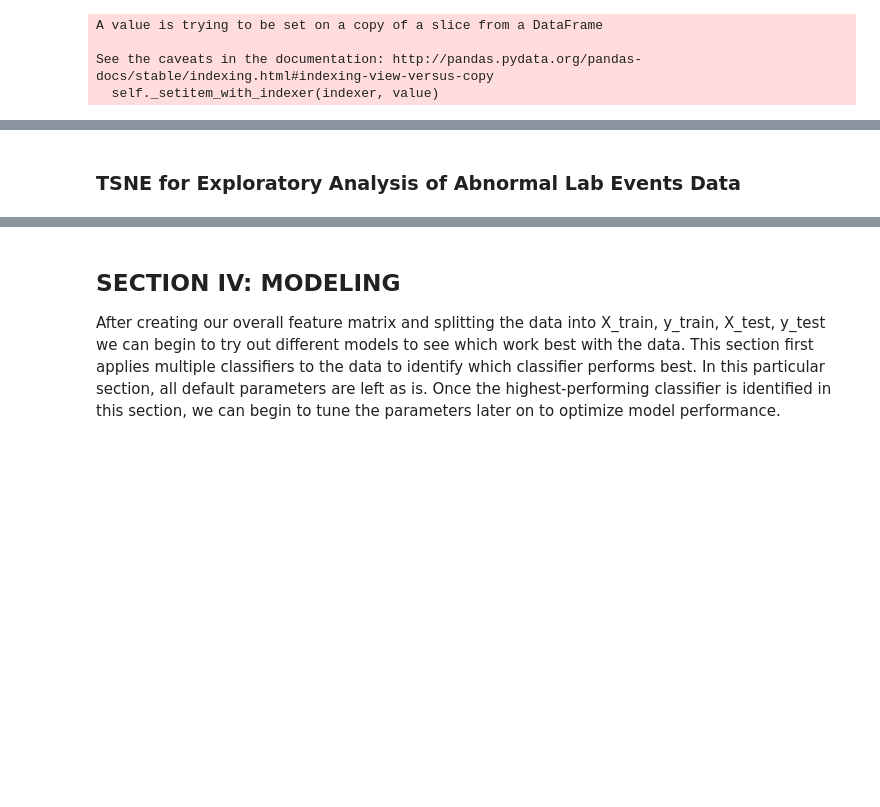
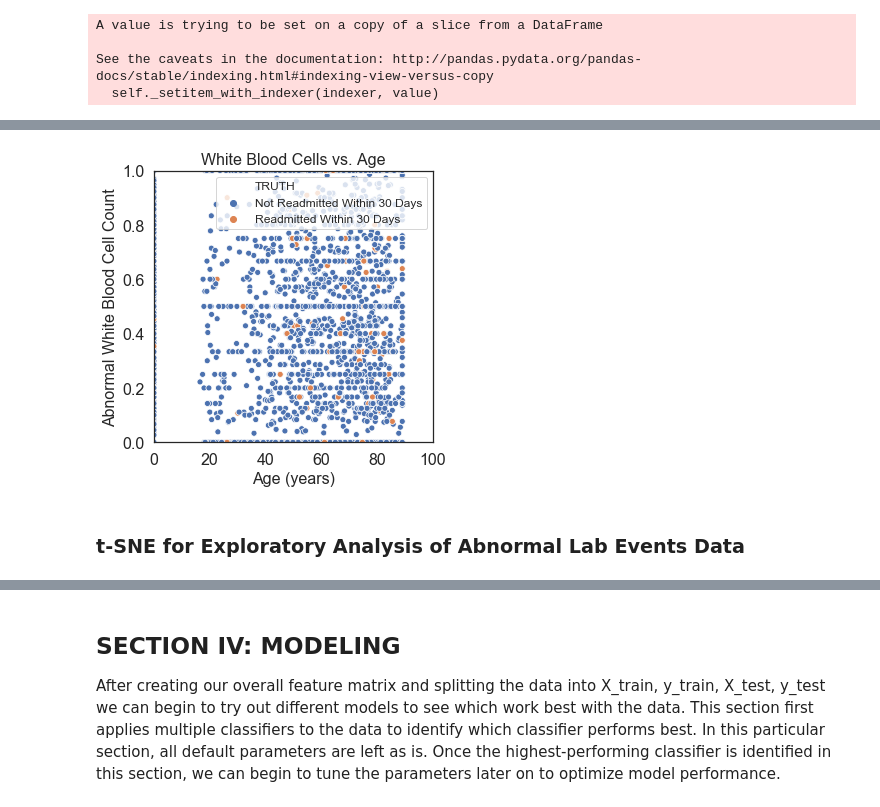
Before and after one commit to kevinmchu/BME590Final, a Jupyter notebook: Process Book.ipynb, the cells around one changed output, grey strips where cells are left out. Cells and saved outputs as stored; diff of their text form; code cells hidden in the pictures; blank space fills up the shorter version.

```diff
--- a/Process Book.ipynb
+++ b/Process Book.ipynb
@@ -604,2 +615,33 @@ plt.ylabel('Hospital Stay (days)');
+# %%
+# Visualize all data for relevant patients
+
+import pylab
+import matplotlib.pyplot as plt
+
+plt.figure(figsize=(5, 5))
+ax = plt.subplot(111)
+sns.set()
+sns.set_style("white")
+cmap = sns.color_palette(n_colors=2)
+
+sns.scatterplot(x="Age", y=design_mat_df["51301_ABNORMAL"],
+                     hue="TRUTH",
+                     palette=cmap, sizes=(10, 30),
+                     data=pat_vis_data)
+
+plt.axis((0, 100, 0, 1))
+plt.title('White Blood Cells vs. Age', fontsize=16)
+plt.xlabel('Age (years)', fontsize=16)
+plt.ylabel('Abnormal White Blood Cell Count', fontsize=16)
+plt.legend(loc="upper right", fontsize=12)
+
+x_ticks = np.array([0, 20, 40, 60, 80, 100])
+ax.set_xticklabels(x_ticks, rotation=0, fontsize=16)
+y_ticks = np.array([0, 0.2, 0.4, 0.6, 0.8, 1])
+ax.set_yticklabels(y_ticks, rotation=0, fontsize=16)
+
+plt.savefig("Section3WbcAge.png", bbox_inches='tight')
+# %% [output]
+[figure, added]
 # %% [markdown]
-### TSNE for Exploratory Analysis of Abnormal Lab Events Data
+### t-SNE for Exploratory Analysis of Abnormal Lab Events Data
```
Also changed, not shown: parts of 8 cells of this notebook.
